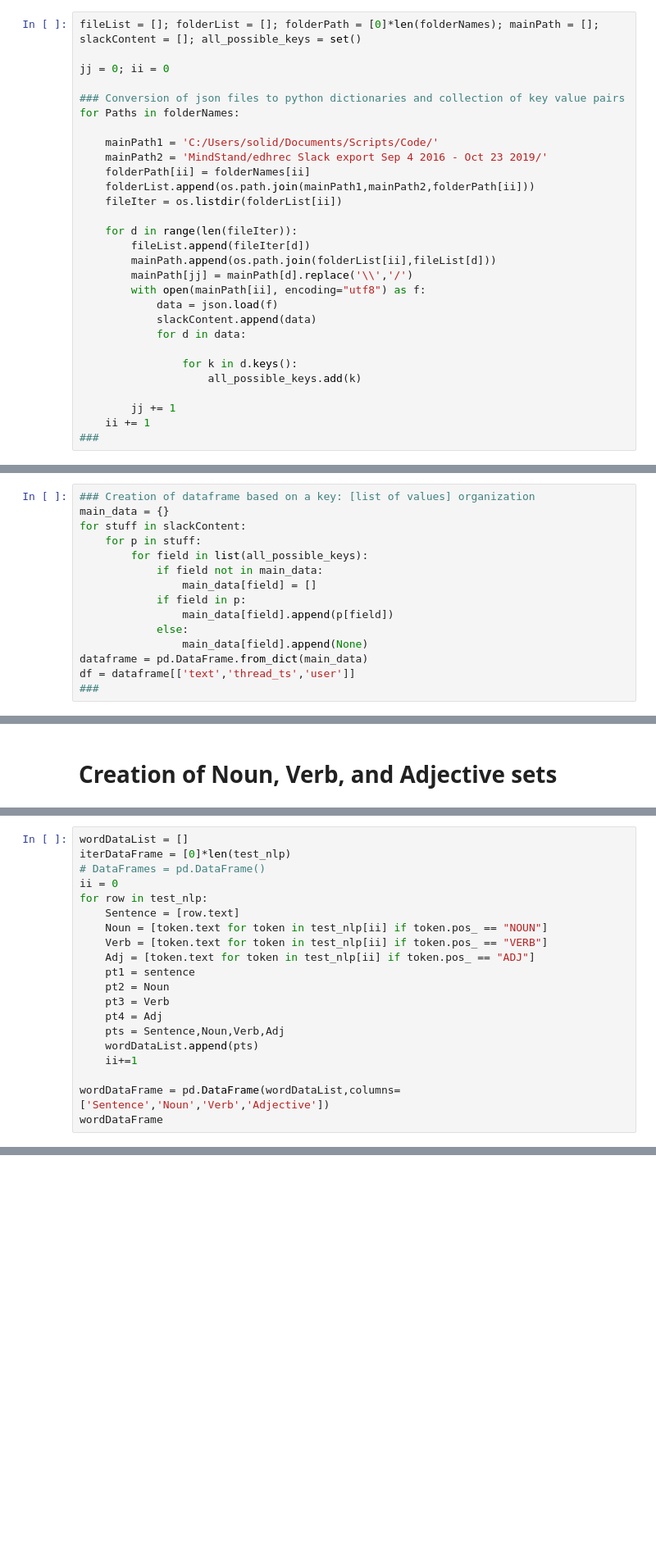
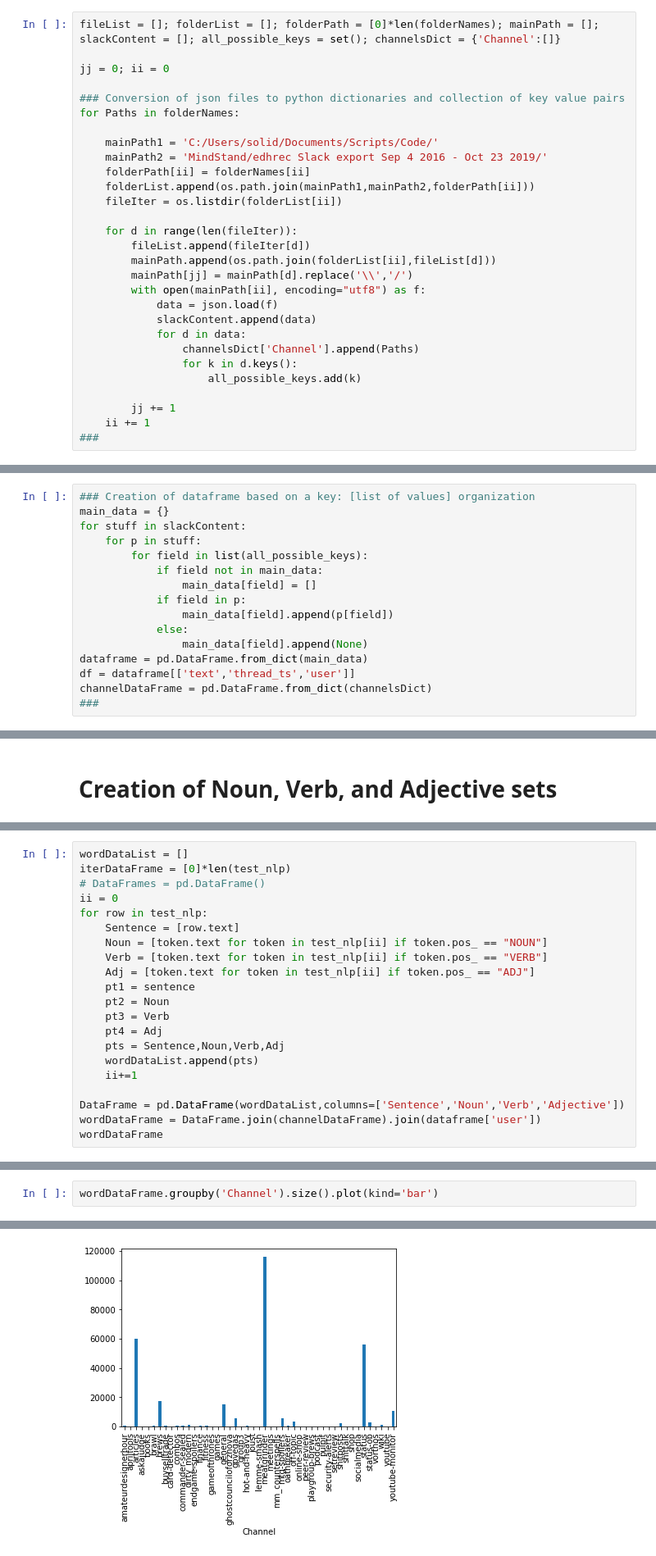
Before and after one commit to Awinn38/Personal-Projects, a Jupyter notebook: MindStand/WordSentiment.ipynb, the cells around one changed output, grey strips where cells are left out. Shown: that part at 82% size. Cells and saved outputs as stored; diff of their text form; blank space fills up the shorter version.

```diff
--- a/MindStand/WordSentiment.ipynb
+++ b/MindStand/WordSentiment.ipynb
@@ -51,7 +50,7 @@ except ValueError:
 # %% [markdown]
 # Jason files to Python dictionaries
 # %%
-fileList = []; folderList = []; folderPath = [0]*len(folderNames); mainPath = []; slackContent = []; all_possible_keys = set()
+fileList = []; folderList = []; folderPath = [0]*len(folderNames); mainPath = []; slackContent = []; all_possible_keys = set(); channelsDict = {'Channel':[]}
 
 jj = 0; ii = 0
 
@@ -72,7 +71,7 @@ for Paths in folderNames:
             data = json.load(f)
             slackContent.append(data)
             for d in data:
-
+                channelsDict['Channel'].append(Paths)
                 for k in d.keys():
                     all_possible_keys.add(k)
 
@@ -95,6 +94,7 @@ for stuff in slackContent:
                 main_data[field].append(None)
 dataframe = pd.DataFrame.from_dict(main_data)
 df = dataframe[['text','thread_ts','user']]
+channelDataFrame = pd.DataFrame.from_dict(channelsDict)
 ###
 # %% [markdown]
 # Spacy application
@@ -149,5 +151,6 @@ for row in test_nlp:
     wordDataList.append(pts)
     ii+=1
 
-wordDataFrame = pd.DataFrame(wordDataList,columns=['Sentence','Noun','Verb','Adjective'])
+DataFrame = pd.DataFrame(wordDataList,columns=['Sentence','Noun','Verb','Adjective'])
+wordDataFrame = DataFrame.join(channelDataFrame).join(dataframe['user'])
 wordDataFrame
@@ -153,0 +180,3 @@ wordDataFrame
+# %%
+wordDataFrame.groupby('Channel').size().plot(kind='bar')
+# %% [output]
@@ -154,3 +184,4 @@ wordDataFrame
+[figure, added]
 # %%
 # type(wordDataFrame)
 # wordDataFrame.Adjective.explode().unique()
```
Also changed, not shown: parts of 8 cells of this notebook, 10 other files.
